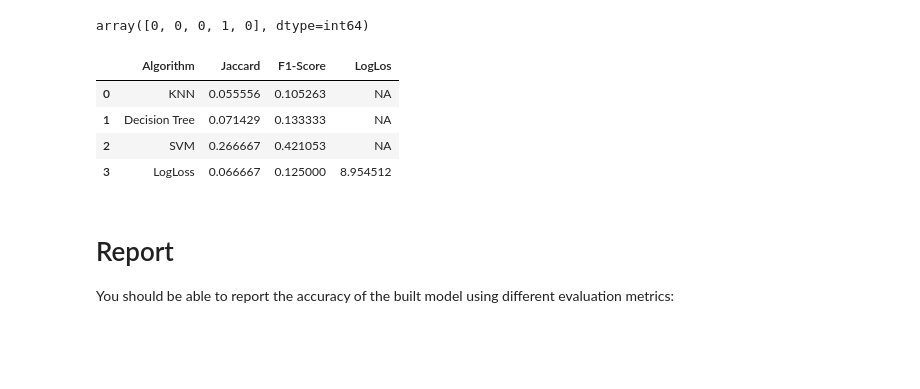
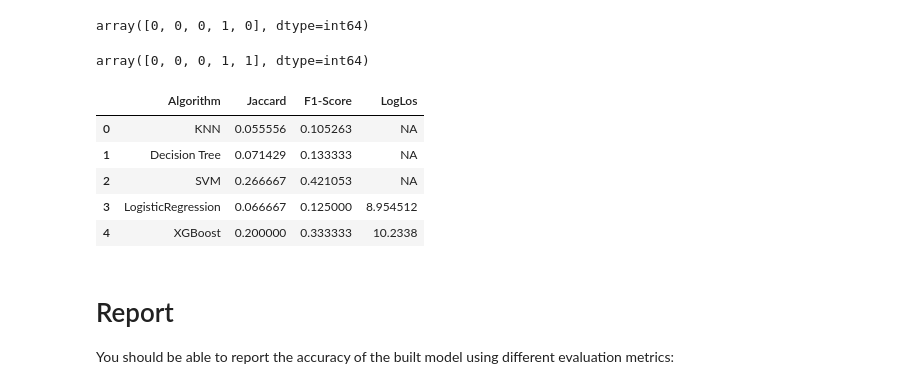
Before and after one commit to Marcingrze/Marcingrze, a Jupyter notebook: Machine_Learning/ML0101EN-Proj-Loan-py-v1.ipynb, the cells around one changed output. Drawn from its saved outputs; the diff is of its cells as text; code cells hidden in the pictures; blank space fills up the shorter version.

```diff
--- a/Machine_Learning/ML0101EN-Proj-Loan-py-v1.ipynb
+++ b/Machine_Learning/ML0101EN-Proj-Loan-py-v1.ipynb
@@ -425,0 +433,4 @@ Jaccard: 0.08333333333333333 F1-Score: 0.15384615384615383
+# %%
+model = xgb.XGBClassifier(max_depth=20, n_estimators=300, random_state=0)
+# %%
+model.fit(X_train, y_train)
@@ -525,19 +570,26 @@ Yhat_LR = LR.predict(xtest)
 Yhat_LR[0:5]
 # %% [output]
 array([0, 0, 0, 1, 0], dtype=int64)
+# %%
+#logistics reg predicting with test dataset
+Yhat_XGB = model.predict(xtest)
+Yhat_XGB[0:5]
+# %% [output]
+array([0, 0, 0, 1, 1], dtype=int64)
 # %%
-data = {'Algorithm':['KNN','Decision Tree','SVM', 'LogLoss'],
-        'Jaccard':[jaccard_score(ytest , Yhat_KNN) , jaccard_score(ytest ,  Yhat_tree), jaccard_score(ytest , Yhat_svm), jaccard_score(ytest , Yhat_LR)],
-        'F1-Score':[f1_score(ytest , Yhat_KNN) , f1_score(ytest , Yhat_tree)  ,f1_score(ytest , Yhat_svm), f1_score(ytest , Yhat_LR)],
-        'LogLos':['NA' ,'NA', 'NA',log_loss(ytest , Yhat_LR)]}
+data = {'Algorithm':['KNN','Decision Tree','SVM', 'LogisticRegression', 'XGBoost'],
+        'Jaccard':[jaccard_score(ytest , Yhat_KNN) , jaccard_score(ytest ,  Yhat_tree), jaccard_score(ytest , Yhat_svm), jaccard_score(ytest , Yhat_LR), jaccard_score(ytest , Yhat_XGB)],
+        'F1-Score':[f1_score(ytest , Yhat_KNN) , f1_score(ytest , Yhat_tree)  ,f1_score(ytest , Yhat_svm), f1_score(ytest , Yhat_LR), f1_score(ytest , Yhat_XGB)],
+        'LogLos':['NA' ,'NA', 'NA',log_loss(ytest , Yhat_LR), log_loss(ytest , Yhat_XGB)]}
 df = pd.DataFrame(data)
 df
 # %% [output]
 |  | Algorithm | Jaccard | F1-Score | LogLos |
 | 0 | KNN | 0.055556 | 0.105263 | NA |
 | 1 | Decision Tree | 0.071429 | 0.133333 | NA |
 | 2 | SVM | 0.266667 | 0.421053 | NA |
-| 3 | LogLoss | 0.066667 | 0.125000 | 8.954512 |
+| 3 | LogisticRegression | 0.066667 | 0.125000 | 8.954512 |
+| 4 | XGBoost | 0.200000 | 0.333333 | 10.2338 |
 # %% [markdown]
 # Report
 
```
Also changed, not shown: parts of 7 cells of this notebook.
